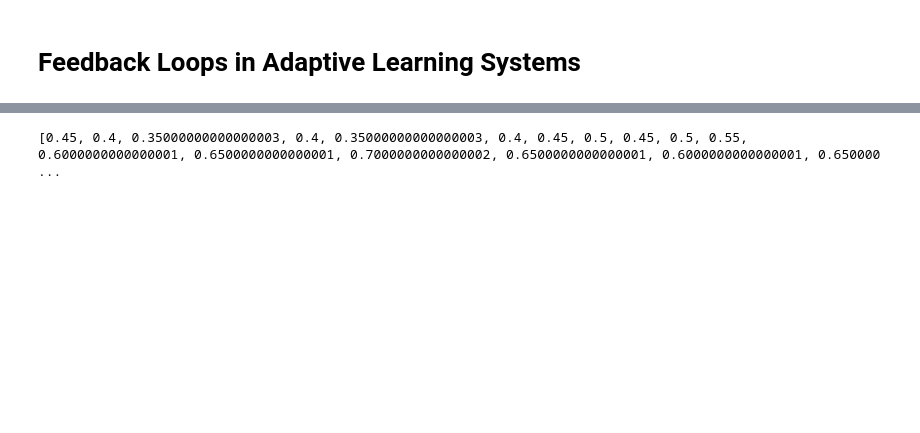
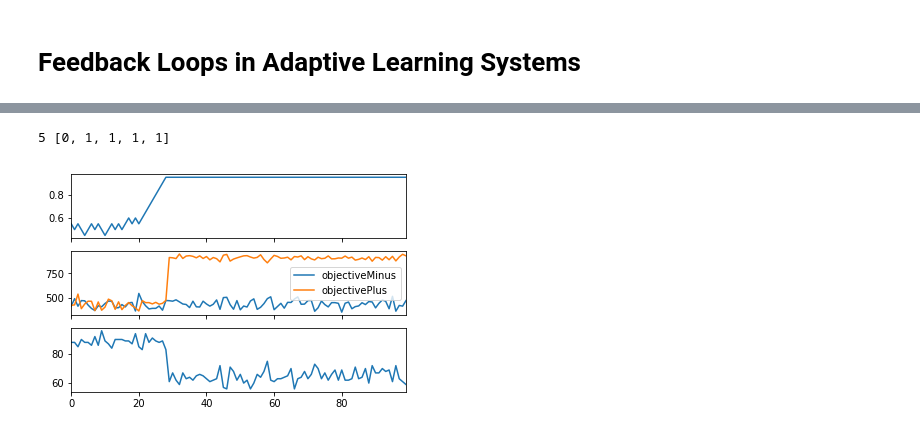
Before and after one commit to effa/iv109, a Jupyter notebook: 2018-05-09-exploration.ipynb, the cells around one changed output, grey strips where cells are left out. Cells and saved outputs as stored; diff of their text form; code cells hidden in the pictures; blank space fills up the shorter version.

```diff
--- a/2018-05-09-exploration.ipynb
+++ b/2018-05-09-exploration.ipynb
@@ -33,6 +33,9 @@ class ProxyStudent:
         # New skill according to Bayes theorem
         self.skill = (likelihood_good / (likelihood_good + likelihood_bad))
 
+        # Learning
+        self.skill += (1 - self.skill) * self.p_learn
+
 s = ProxyStudent(p_learn=0.1, p_good=[0.2, 0.7])
 for i in range(10):
     answer = int(randint(0, 5) > 3)
@@ -99,6 +113,7 @@ def proxy_objective_successful_tasks(histories):
 class LearningSystem:
     def __init__(self, threshold, proxy_objective, threshold_delta=0.05):
         self.threshold = threshold
+        self.objectives = None
         self.proxy_objective = proxy_objective
         self.threshold_delta = threshold_delta
 
@@ -117,12 +132,14 @@ class LearningSystem:
             histories = [self.process_student(s, t) for s in group]
             objectives.append(self.proxy_objective(histories))
 
-        if objectives[1] > objectives[0]:
-            self.threshold += self.threshold_delta
+        if objectives[1] >= objectives[0]:
+            self.threshold = min(1 - self.threshold_delta, self.threshold + self.threshold_delta)
         else:
-            self.threshold -= self.threshold_delta
+            self.threshold = max(self.threshold_delta, self.threshold - self.threshold_delta)
+        self.objectives = objectives #max(objectives)
 
-    def process_student(self, true_student, threshold):
+    def process_student(self, true_student, threshold=None):
+        threshold = threshold if threshold is not None else self.threshold
         # Intentional, TODO: think about it again.
         proxy_student = ProxyStudent(true_student.p_learn, true_student.p_good)
         mastery = False
@@ -137,23 +154,53 @@ class LearningSystem:
 
         return history
 # %%
-def perform_simulation(
+def simulate_single_student(
         proxy_objective=proxy_objective_solved_tasks,
-        p_learn=0.05,
+        p_learn=0.1,
         p_good=[0.2, 0.7],
-        n_iters=100,
-        n_students=100):
-    als = LearningSystem(threshold=0.5, proxy_objective=proxy_objective)
-    thresholds = []
-    for i_iter in range(n_iters):
-        true_students = [
-            TrueStudent(p_learn=p_learn, p_good=p_good)
-            for _ in range(n_students)
-        ]
-        als.do_iteration(true_students)
-        thresholds.append(als.threshold)
-    print(thresholds)
+        threshold=0.95):
+    als = LearningSystem(threshold=threshold, proxy_objective=proxy_objective)
+    true_student = TrueStudent(p_learn=p_learn, p_good=p_good)
+    history = als.process_student(true_student)
+    print(len(history), history)
 
-perform_simulation()
+simulate_single_student()
 # %% [output]
-[0.45, 0.4, 0.35000000000000003, 0.4, 0.35000000000000003, 0.4, 0.45, 0.5, 0.45, 0.5, 0.55, 0.6000000000000001, 0.6500000000000001, 0.7000000000000002, 0.6500000000000001, 0.6000000000000001, 0.650000 ...
+5 [0, 1, 1, 1, 1]
+# %%
+def perform_simulation(
+        proxy_objective=proxy_objective_solved_tasks,
+        p_learn=0.1,
+        p_good=[0.01, 0.7],
+        n_iters=100,
+        n_students=100):
+    als = LearningSystem(threshold=0.5, proxy_objective=proxy_objective)
+    thresholds = []
+    objectivePlus, objectiveMinus = [], []
+    mastery = []
+    for i_iter in range(n_iters):
+        true_students = create_students(n_students, p_learn, p_good)
+        als.do_iteration(true_students)
+        thresholds.append(als.threshold)
+        mastery.append(sum(int(s.n_answers < s.max_answers) for s in true_students))
+        objectiveMinus.append(als.objectives[0])
+        objectivePlus.append(als.objectives[1])
+    results = pd.DataFrame({
+        'thresholds': thresholds,
+        'mastery': mastery,
+        'objectiveMinus': objectiveMinus,
+        'objectivePlus': objectivePlus})
+    fig, (ax1, ax2, ax3) = plt.subplots(nrows=3, sharex=True)
+    results.thresholds.plot(ax=ax1)
+    results[['objectiveMinus', 'objectivePlus']].plot(ax=ax2)
+    results.mastery.plot(ax=ax3)
+
+def create_students(n_students, p_learn, p_good):
+    return [
+        TrueStudent(p_learn=p_learn, p_good=p_good)
+        for _ in range(n_students)
+    ]
+
+perform_simulation()
+# %% [output]
+[figure, added]
```
Also changed, not shown: parts of 3 cells of this notebook.
